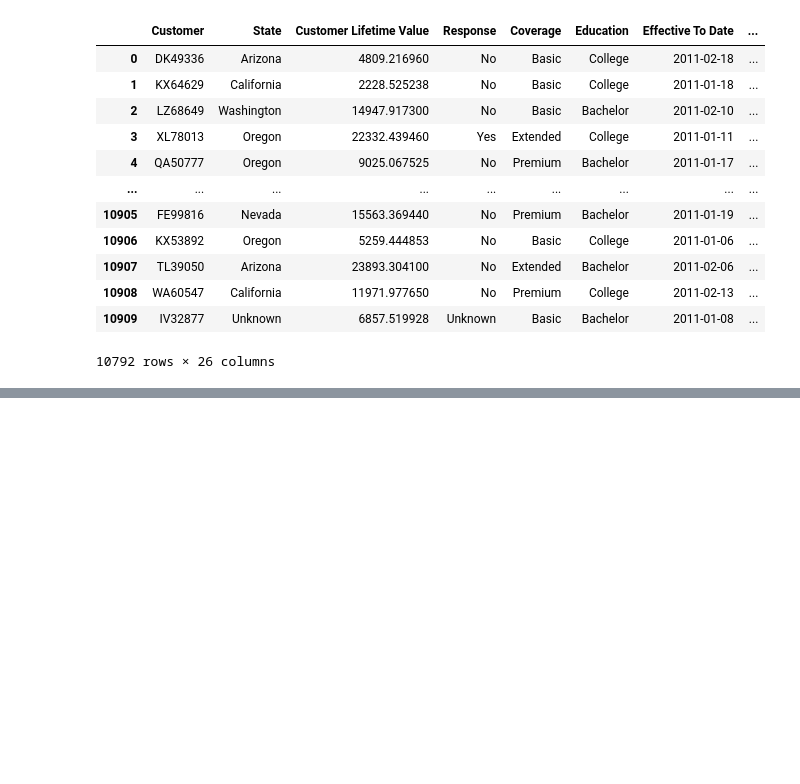
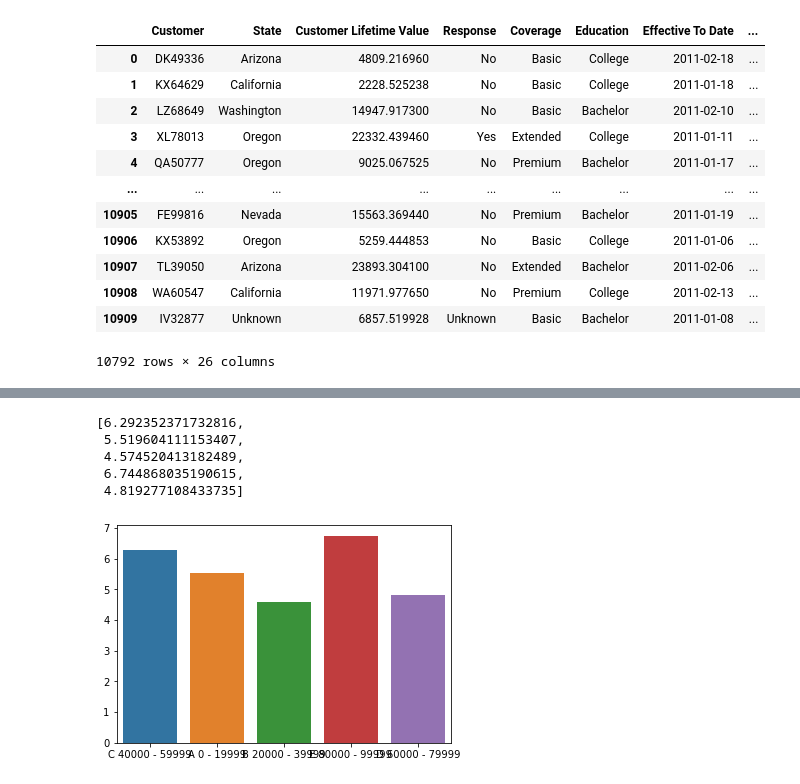
Before and after one commit to iamlex006/lab-customer-analysis-round-2, a Jupyter notebook: files_for_lab/csv_files/Cust_Analysis_Round_2.ipynb, the cells around one changed output, grey strips where cells are left out. Drawn from its saved outputs; the diff is of its cells as text; code cells hidden in the pictures; blank space fills up the shorter version.

```diff
--- a/files_for_lab/csv_files/Cust_Analysis_Round_2.ipynb
+++ b/files_for_lab/csv_files/Cust_Analysis_Round_2.ipynb
@@ -344,0 +475,5 @@ data2[data2["Effective_month"]<4]
+# %%
+rates_claim = []
+for i in range(1, len(table_claim), 3):
+    rates_claim.append(table_claim[i]/(table_claim[i]+table_claim[i-1]+table_claim[i-2])*100)
+rates_claim
@@ -344,0 +510,16 @@ data2[data2["Effective_month"]<4]
+# %%
+def income_cat(x):
+    if x <20000:
+        return "A 0 - 19999"
+    elif x<40000:
+        return "B 20000 - 39999"
+    elif x<60000:
+        return "C 40000 - 59999"
+    elif x<80000:
+        return "D 60000 - 79999"
+    else:
+        return "E 80000 - 99999"
+
+data2['Income Interval'] = list(map(income_cat, data2['Income']))
+data2['Income Interval'].unique()  # To check the results again
+data2
@@ -344,0 +540,3 @@ data2[data2["Effective_month"]<4]
+# %%
+table_income = data2.groupby(["Income Interval", "Response"]).size()
+display(table_income)
@@ -344,0 +561,16 @@ data2[data2["Effective_month"]<4]
+# %%
+rates_income = []
+for i in range(1, len(table_income), 3):
+    rates_income.append(table_income[i]/(table_income[i]+table_income[i-1]+table_income[i-2])*100)
+rates_income
+# %% [output]
+[6.292352371732816,
+ 5.519604111153407,
+ 4.574520413182489,
+ 6.744868035190615,
+ 4.819277108433735]
+# %%
+sns.barplot(x=data2['Income Interval'].unique(), y=rates_income)
+plt.show()
+# %% [output]
+[figure, added]
```
Also changed, not shown: parts of 22 cells of this notebook, 1 other file.
